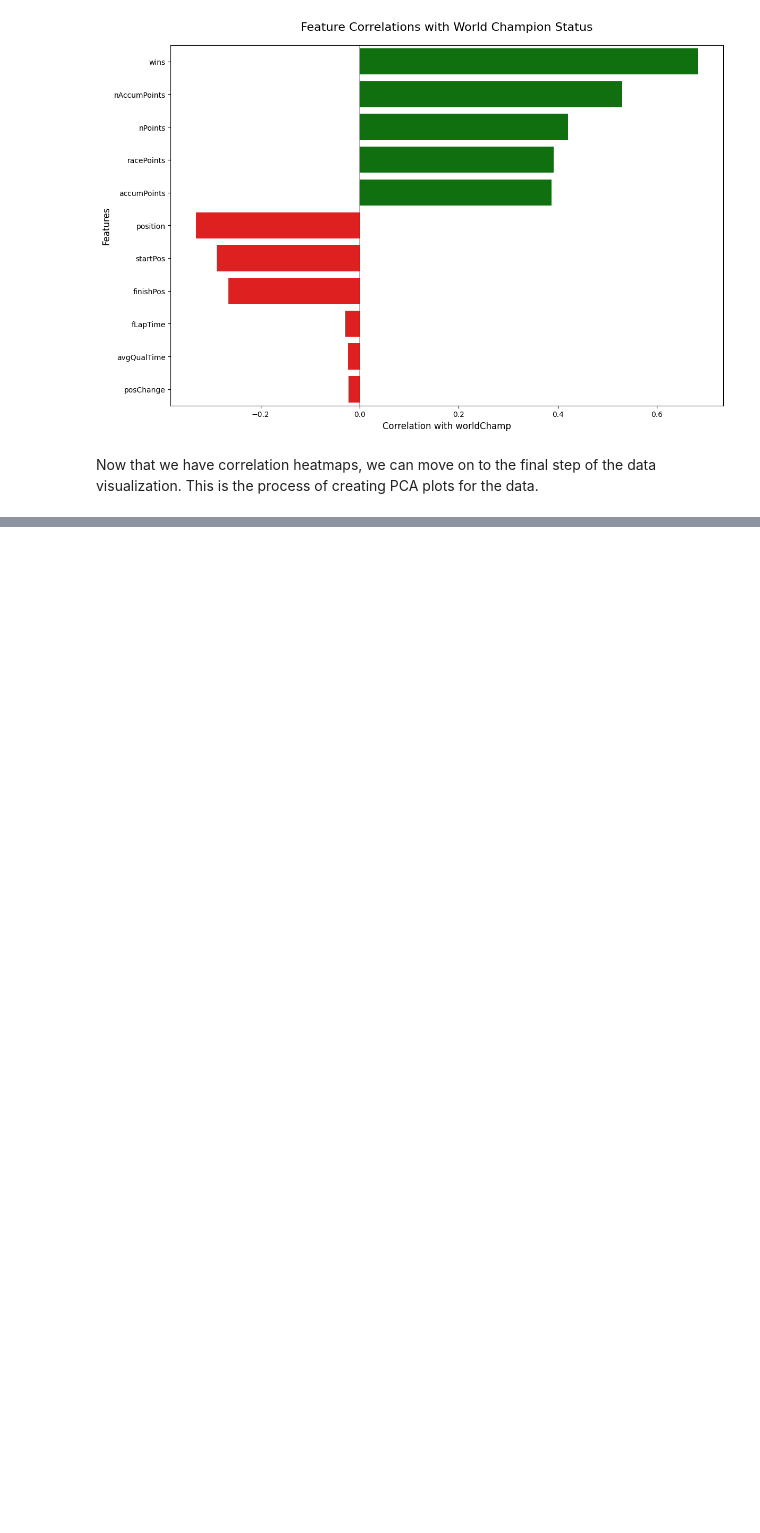
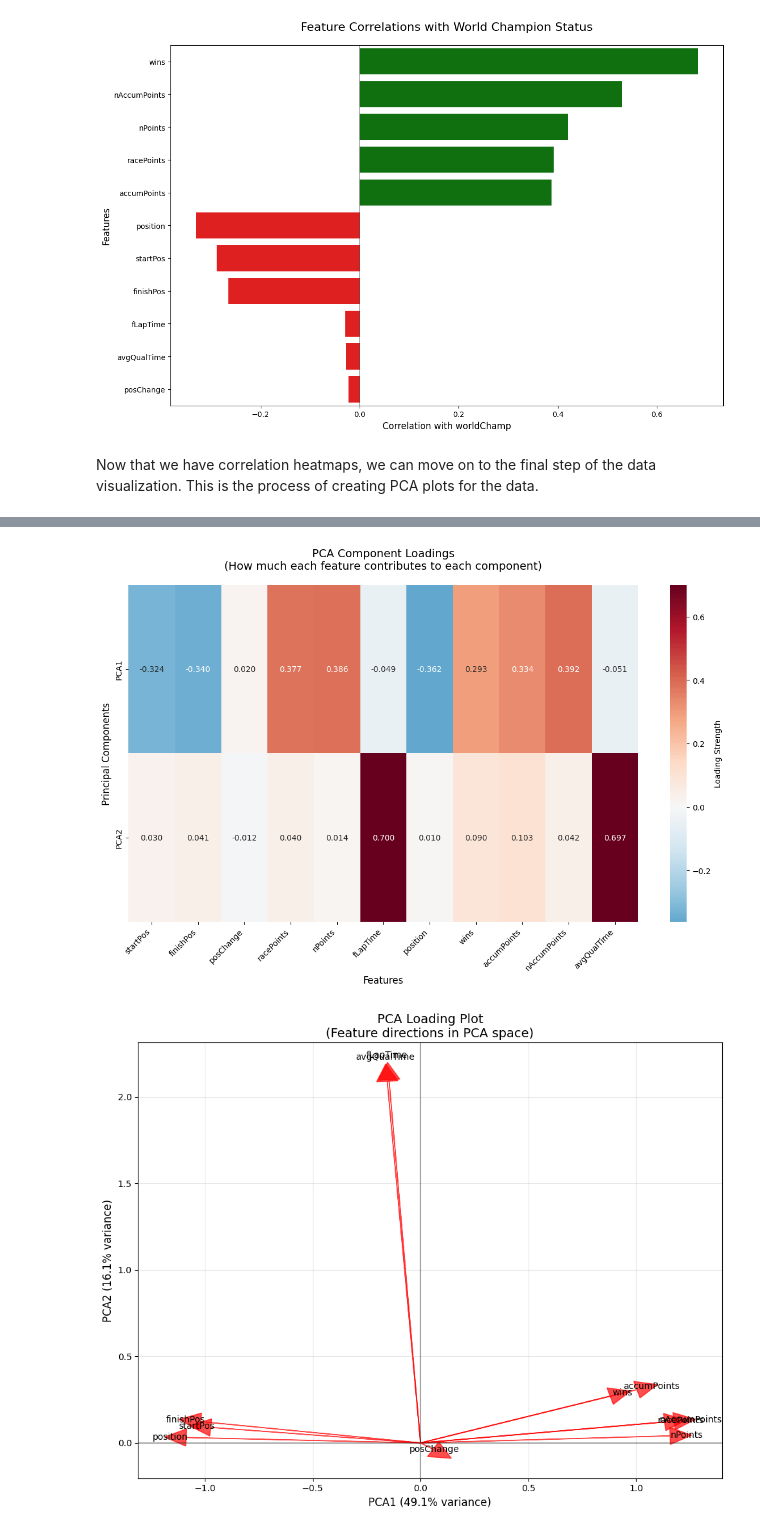
Before and after one commit to BTJvanDi/MSB1015, a Jupyter notebook: Data_Visualization.ipynb, the cells around one changed output, grey strips where cells are left out. Saved outputs shown, nothing was run; the diff lists cells and outputs as text; code cells hidden in the pictures; blank space fills up the shorter version.

```diff
--- a/Data_Visualization.ipynb
+++ b/Data_Visualization.ipynb
@@ -179,0 +169,44 @@ dfe_f.to_csv("d:\\Maastricht University\\MSB1015\\ML\\Data\\f1e_f", index=False)
+# %%
+# PCA feature importance for each component
+feature_names = numeric_features_f.columns
+pca_components = pca.components_
+
+# create DataFrame of component loadings (feature weights)
+component_df = pd.DataFrame(
+    pca_components.T,
+    columns=['PCA1', 'PCA2'],
+    index=feature_names
+)
+
+
+# visualize component loadings as heatmap
+plt.figure(figsize=(12, 8))
+sns.heatmap(component_df.T, annot=True, fmt='.3f', cmap='RdBu_r', center=0,
+            cbar_kws={'label': 'Loading Strength'})
+plt.title('PCA Component Loadings\n(How much each feature contributes to each component)',
+          fontsize=14, pad=20)
+plt.xlabel('Features', fontsize=12)
+plt.ylabel('Principal Components', fontsize=12)
+plt.xticks(rotation=45, ha='right')
+plt.tight_layout()
+plt.show()
+
+# create loading plot (biplot style)
+plt.figure(figsize=(10, 8))
+for i, feature in enumerate(feature_names):
+    plt.arrow(0, 0, component_df.iloc[i, 0]*3, component_df.iloc[i, 1]*3,
+              head_width=0.1, head_length=0.1, fc='red', ec='red', alpha=0.7)
+    plt.text(component_df.iloc[i, 0]*3.2, component_df.iloc[i, 1]*3.2, feature,
+             fontsize=10, ha='center', va='center')
+
+plt.xlabel(f'PCA1 ({pca.explained_variance_ratio_[0]:.1%} variance)', fontsize=12)
+plt.ylabel(f'PCA2 ({pca.explained_variance_ratio_[1]:.1%} variance)', fontsize=12)
+plt.title('PCA Loading Plot\n(Feature directions in PCA space)', fontsize=14)
+plt.grid(True, alpha=0.3)
+plt.axhline(y=0, color='k', linestyle='-', alpha=0.3)
+plt.axvline(x=0, color='k', linestyle='-', alpha=0.3)
+plt.tight_layout()
+plt.show()
+# %% [output]
+[figure, added]
+[figure, added]
```
Also changed, not shown: parts of 2 cells of this notebook.
